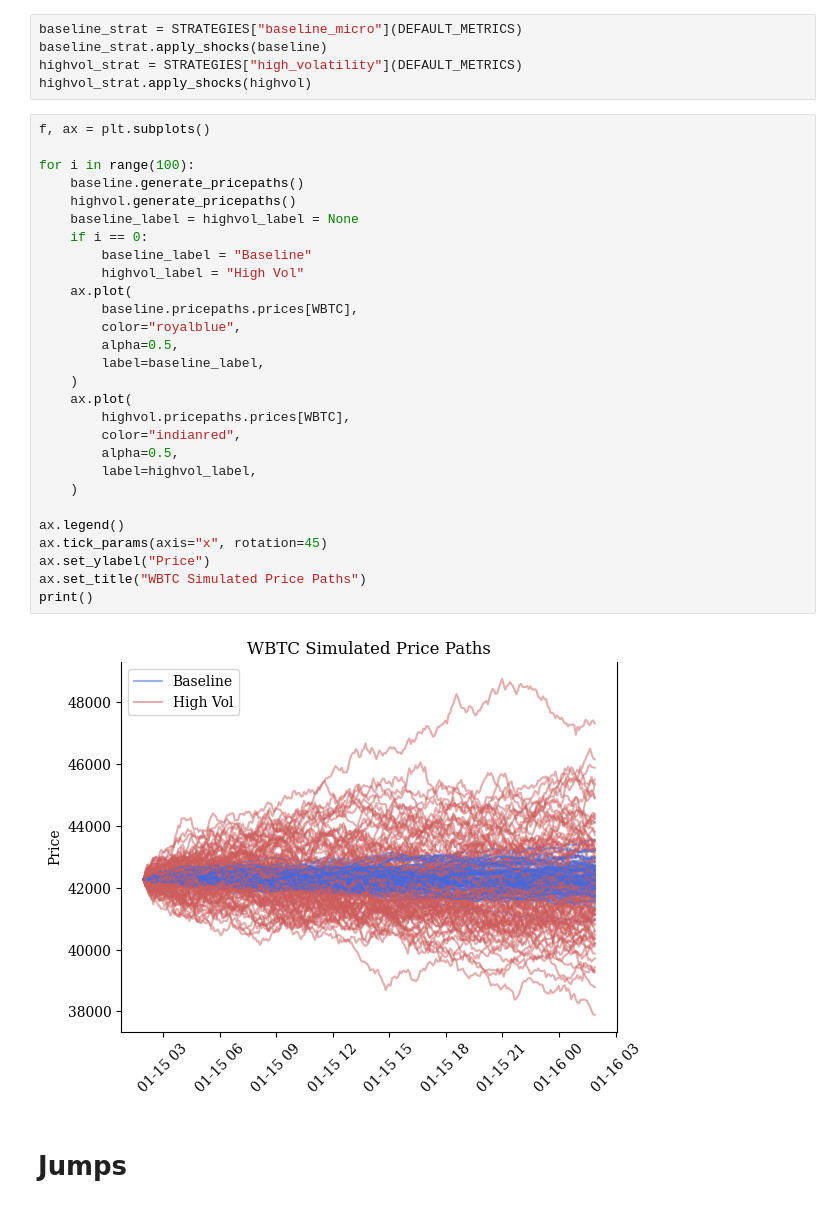
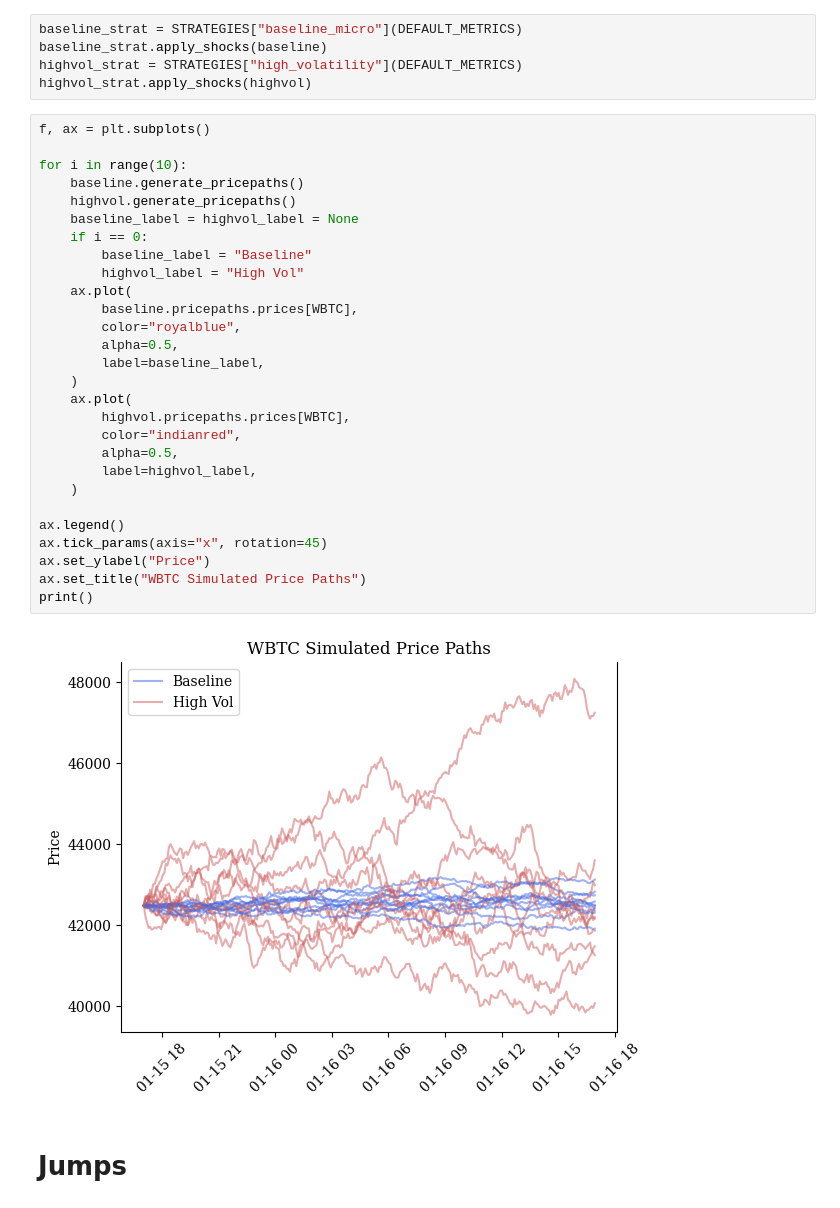
Before and after one commit to xenophonlabs/crvUSDrisk, a Jupyter notebook: notebooks/demo_prices.ipynb, the cells around one changed output. Saved outputs shown, nothing was run; the diff lists cells and outputs as text.

```diff
--- a/notebooks/demo_prices.ipynb
+++ b/notebooks/demo_prices.ipynb
@@ -206,33 +217,33 @@ highvol_strat.apply_shocks(highvol)
 # %%
 f, ax = plt.subplots()
 
-for i in range(100):
+for i in range(10):
     baseline.generate_pricepaths()
     highvol.generate_pricepaths()
     baseline_label = highvol_label = None
     if i == 0:
         baseline_label = "Baseline"
         highvol_label = "High Vol"
     ax.plot(
         baseline.pricepaths.prices[WBTC],
         color="royalblue",
         alpha=0.5,
         label=baseline_label,
     )
     ax.plot(
         highvol.pricepaths.prices[WBTC],
         color="indianred",
         alpha=0.5,
         label=highvol_label,
     )
 
 ax.legend()
 ax.tick_params(axis="x", rotation=45)
 ax.set_ylabel("Price")
 ax.set_title("WBTC Simulated Price Paths")
 print()
 # %% [output]
-[figure, old version]
+[figure, new version]
 # %% [markdown]
 # Jumps
 # %%
```
Also changed, not shown: parts of 3 cells of this notebook, 2 other files.
